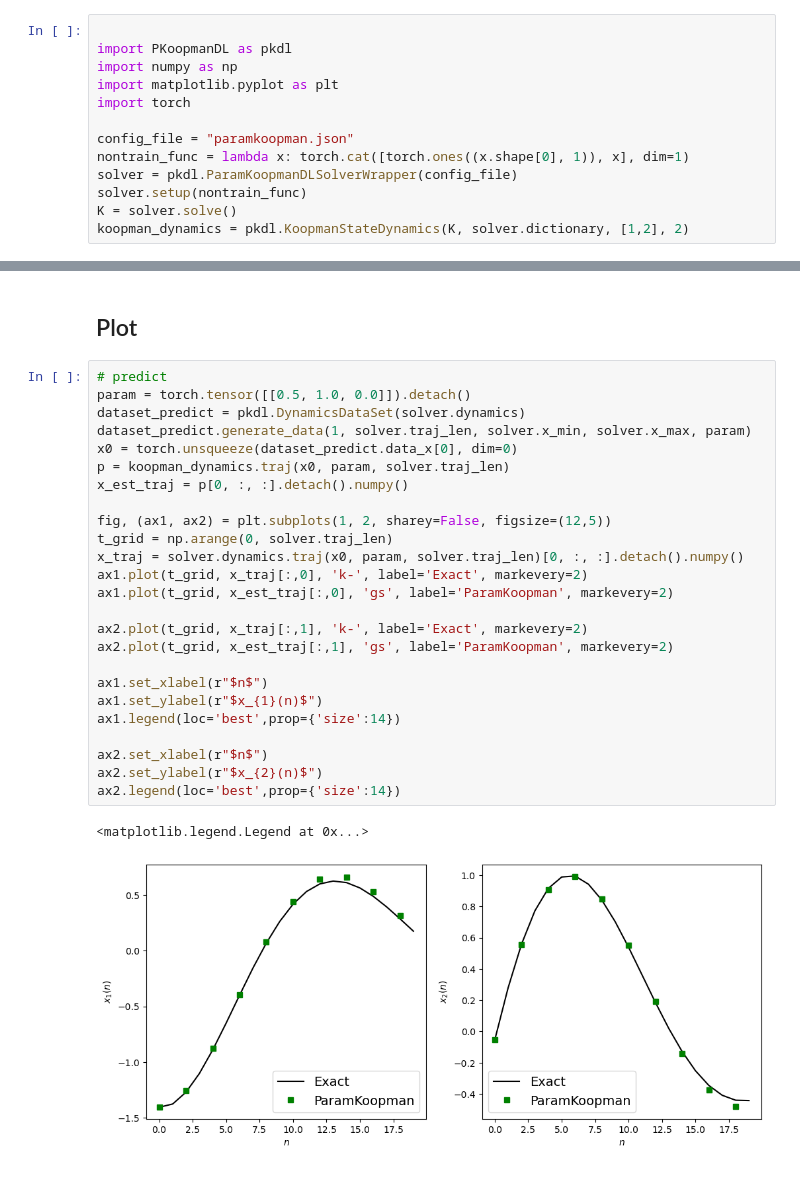
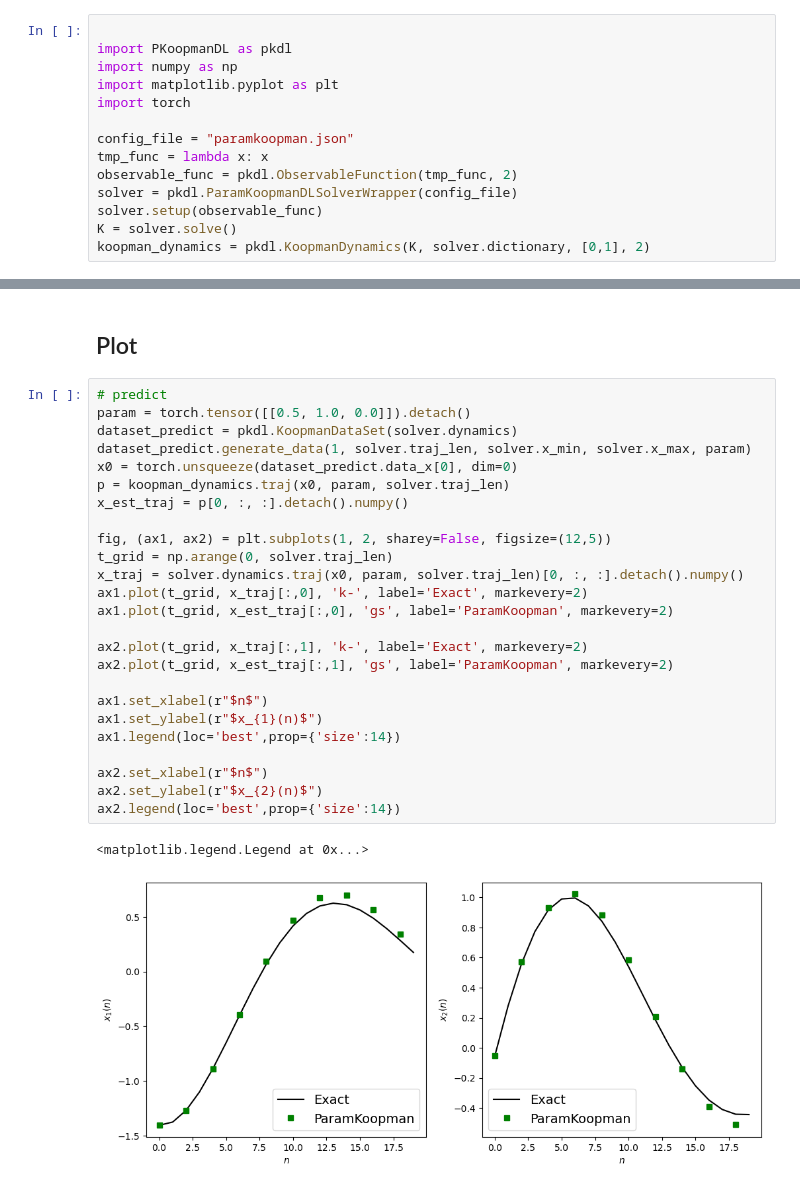
Before and after one commit to ReichtumQian/Para-Koopman-Learning, a Jupyter notebook: example/simple examples/ParamKoopmanDuffingOscillator.ipynb, the cells around one changed output, grey strips where cells are left out. Cells and saved outputs as stored; diff of their text form.

```diff
--- a/example/simple examples/ParamKoopmanDuffingOscillator.ipynb
+++ b/example/simple examples/ParamKoopmanDuffingOscillator.ipynb
@@ -8,9 +8,10 @@ import matplotlib.pyplot as plt
 import torch
 
 config_file = "paramkoopman.json"
-nontrain_func = lambda x: torch.cat([torch.ones((x.shape[0], 1)), x], dim=1)
+tmp_func = lambda x: x
+observable_func = pkdl.ObservableFunction(tmp_func, 2)
 solver = pkdl.ParamKoopmanDLSolverWrapper(config_file)
-solver.setup(nontrain_func)
+solver.setup(observable_func)
 K = solver.solve()
-koopman_dynamics = pkdl.KoopmanStateDynamics(K, solver.dictionary, [1,2], 2)
+koopman_dynamics = pkdl.KoopmanDynamics(K, solver.dictionary, [0,1], 2)
 # %% [output]
@@ -25,28 +25,28 @@ koopman_dynamics = pkdl.KoopmanStateDynamics(K, solver.dictionary, [1,2], 2)
 # %%
 # predict
 param = torch.tensor([[0.5, 1.0, 0.0]]).detach()
-dataset_predict = pkdl.DynamicsDataSet(solver.dynamics)
+dataset_predict = pkdl.KoopmanDataSet(solver.dynamics)
 dataset_predict.generate_data(1, solver.traj_len, solver.x_min, solver.x_max, param)
 x0 = torch.unsqueeze(dataset_predict.data_x[0], dim=0)
 p = koopman_dynamics.traj(x0, param, solver.traj_len)
 x_est_traj = p[0, :, :].detach().numpy()
 
 fig, (ax1, ax2) = plt.subplots(1, 2, sharey=False, figsize=(12,5))
 t_grid = np.arange(0, solver.traj_len)
 x_traj = solver.dynamics.traj(x0, param, solver.traj_len)[0, :, :].detach().numpy()
 ax1.plot(t_grid, x_traj[:,0], 'k-', label='Exact', markevery=2)
 ax1.plot(t_grid, x_est_traj[:,0], 'gs', label='ParamKoopman', markevery=2)
 
 ax2.plot(t_grid, x_traj[:,1], 'k-', label='Exact', markevery=2)
 ax2.plot(t_grid, x_est_traj[:,1], 'gs', label='ParamKoopman', markevery=2)
 
 ax1.set_xlabel(r"$n$")
 ax1.set_ylabel(r"$x_{1}(n)$")
 ax1.legend(loc='best',prop={'size':14})
 
 ax2.set_xlabel(r"$n$")
 ax2.set_ylabel(r"$x_{2}(n)$")
 ax2.legend(loc='best',prop={'size':14})
 # %% [output]
 <matplotlib.legend.Legend at 0x...>
-[figure, old version]
+[figure, new version]
```
Also changed, not shown: parts of 1 cell of this notebook, 19 other files.
